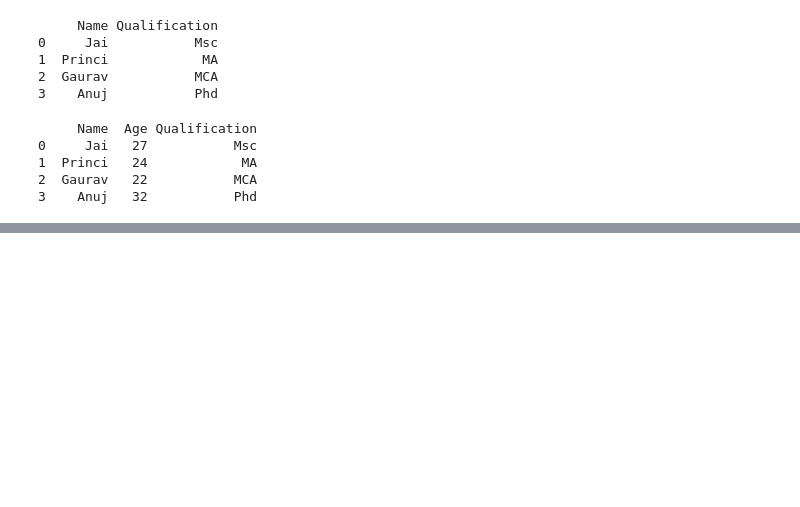
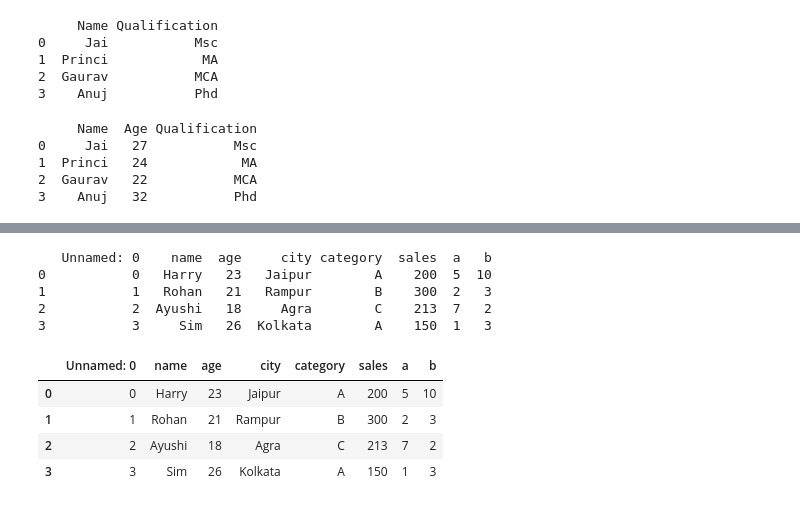
Before and after one commit to simakhter1109/python-journey, a Jupyter notebook: 05-Pandas/Pandas.ipynb, the cells around one changed output, grey strips where cells are left out. Saved outputs shown, nothing was run; the diff lists cells and outputs as text; code cells hidden in the pictures; blank space fills up the shorter version.

```diff
--- a/05-Pandas/Pandas.ipynb
+++ b/05-Pandas/Pandas.ipynb
@@ -915,0 +972,9 @@ print(df2[['Name', 'Age', 'Qualification']])
+# %%
+newdf = pd.read_csv("New_csv")
+print(newdf.head())
+# %% [output]
+   Unnamed: 0    name  age     city category  sales  a   b
+0           0   Harry   23   Jaipur        A    200  5  10
+1           1   Rohan   21   Rampur        B    300  2   3
+2           2  Ayushi   18     Agra        C    213  7   2
+3           3     Sim   26  Kolkata        A    150  1   3
@@ -915,0 +983,8 @@ print(df2[['Name', 'Age', 'Qualification']])
+# %%
+newdf
+# %% [output]
+|  | Unnamed: 0 | name | age | city | category | sales | a | b |
+| 0 | 0 | Harry | 23 | Jaipur | A | 200 | 5 | 10 |
+| 1 | 1 | Rohan | 21 | Rampur | B | 300 | 2 | 3 |
+| 2 | 2 | Ayushi | 18 | Agra | C | 213 | 7 | 2 |
+| 3 | 3 | Sim | 26 | Kolkata | A | 150 | 1 | 3 |
```
Also changed, not shown: parts of 9 cells of this notebook, 2 other files.
